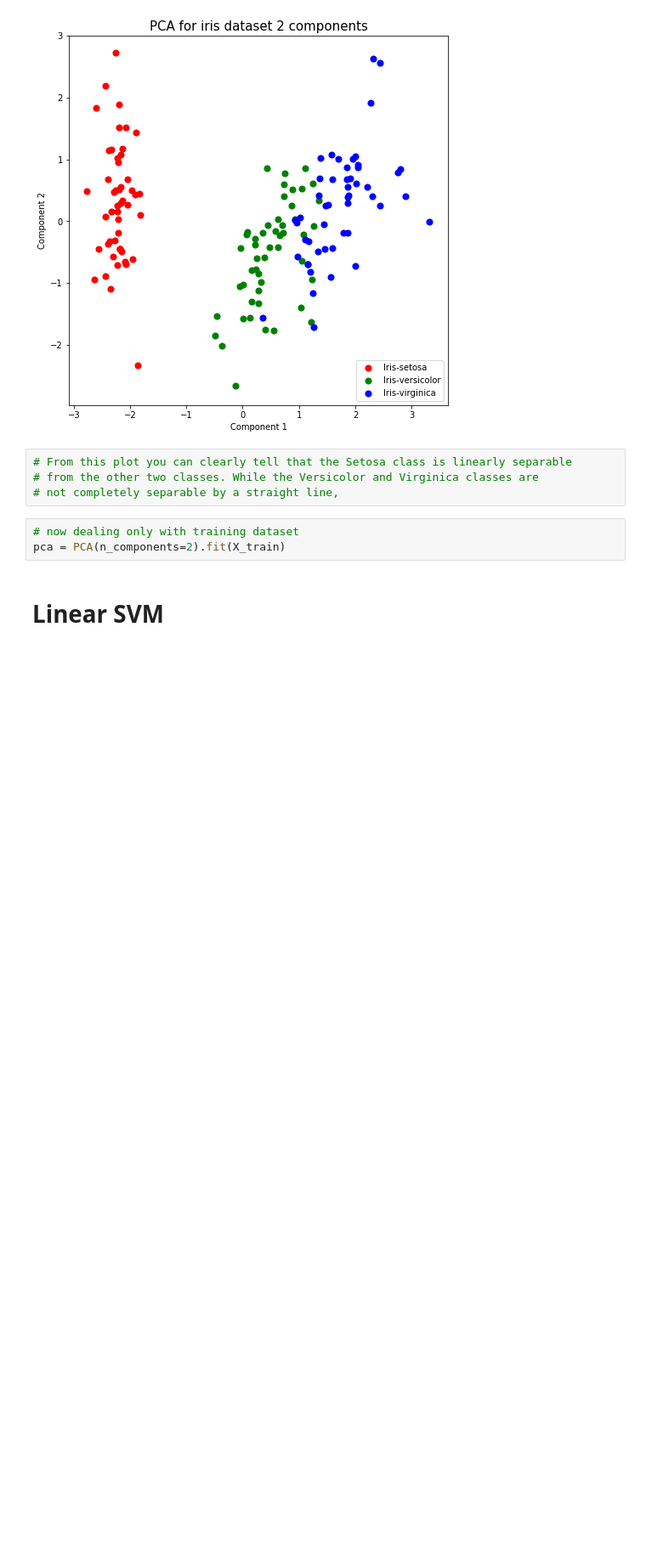
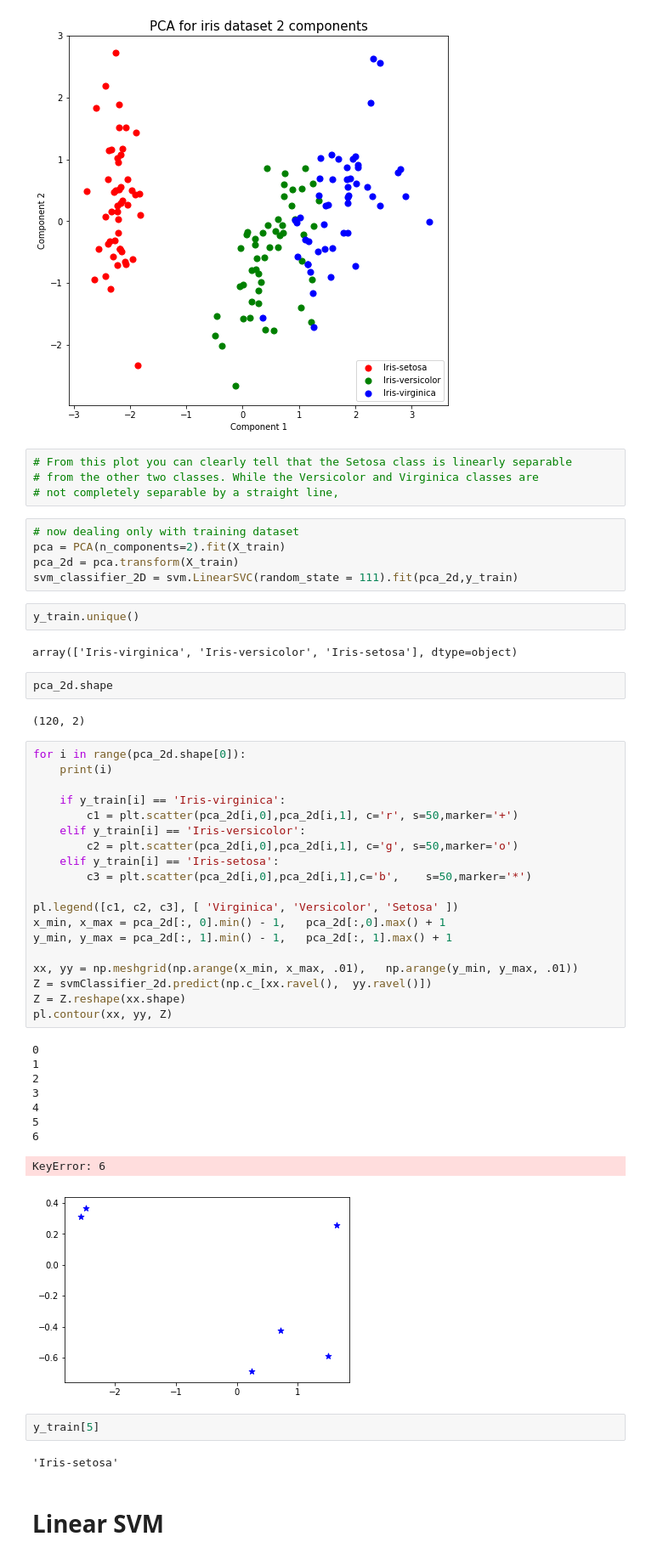
Before and after one commit to sidhant-guliani/bill_authentication_SVM, a Jupyter notebook: bill_authentication.ipynb, the cells around one changed output. Shown: that part at 85% size. Drawn from its saved outputs; the diff is of its cells as text; blank space fills up the shorter version.

```diff
--- a/bill_authentication.ipynb
+++ b/bill_authentication.ipynb
@@ -175,6 +176,49 @@ ax.legend(targets)
 # %%
 # now dealing only with training dataset
 pca = PCA(n_components=2).fit(X_train)
+pca_2d = pca.transform(X_train)
+svm_classifier_2D = svm.LinearSVC(random_state = 111).fit(pca_2d,y_train)
+# %%
+y_train.unique()
+# %% [output]
+array(['Iris-virginica', 'Iris-versicolor', 'Iris-setosa'], dtype=object)
+# %%
+pca_2d.shape
+# %% [output]
+(120, 2)
+# %%
+for i in range(pca_2d.shape[0]):
+    print(i)
+
+    if y_train[i] == 'Iris-virginica':
+        c1 = plt.scatter(pca_2d[i,0],pca_2d[i,1], c='r', s=50,marker='+')
+    elif y_train[i] == 'Iris-versicolor':
+        c2 = plt.scatter(pca_2d[i,0],pca_2d[i,1], c='g', s=50,marker='o')
+    elif y_train[i] == 'Iris-setosa':
+        c3 = plt.scatter(pca_2d[i,0],pca_2d[i,1],c='b',    s=50,marker='*')
+
+pl.legend([c1, c2, c3], [ 'Virginica', 'Versicolor', 'Setosa' ])
+x_min, x_max = pca_2d[:, 0].min() - 1,   pca_2d[:,0].max() + 1
+y_min, y_max = pca_2d[:, 1].min() - 1,   pca_2d[:, 1].max() + 1
+
+xx, yy = np.meshgrid(np.arange(x_min, x_max, .01),   np.arange(y_min, y_max, .01))
+Z = svmClassifier_2d.predict(np.c_[xx.ravel(),  yy.ravel()])
+Z = Z.reshape(xx.shape)
+pl.contour(xx, yy, Z)
+# %% [output]
+0
+1
+2
+3
+4
+5
+6
+KeyError: 6
+[figure, added]
+# %%
+y_train[5]
+# %% [output]
+'Iris-setosa'
 # %% [markdown]
 # Linear SVM
 # %%
```
Also changed, not shown: parts of 1 cell of this notebook.
